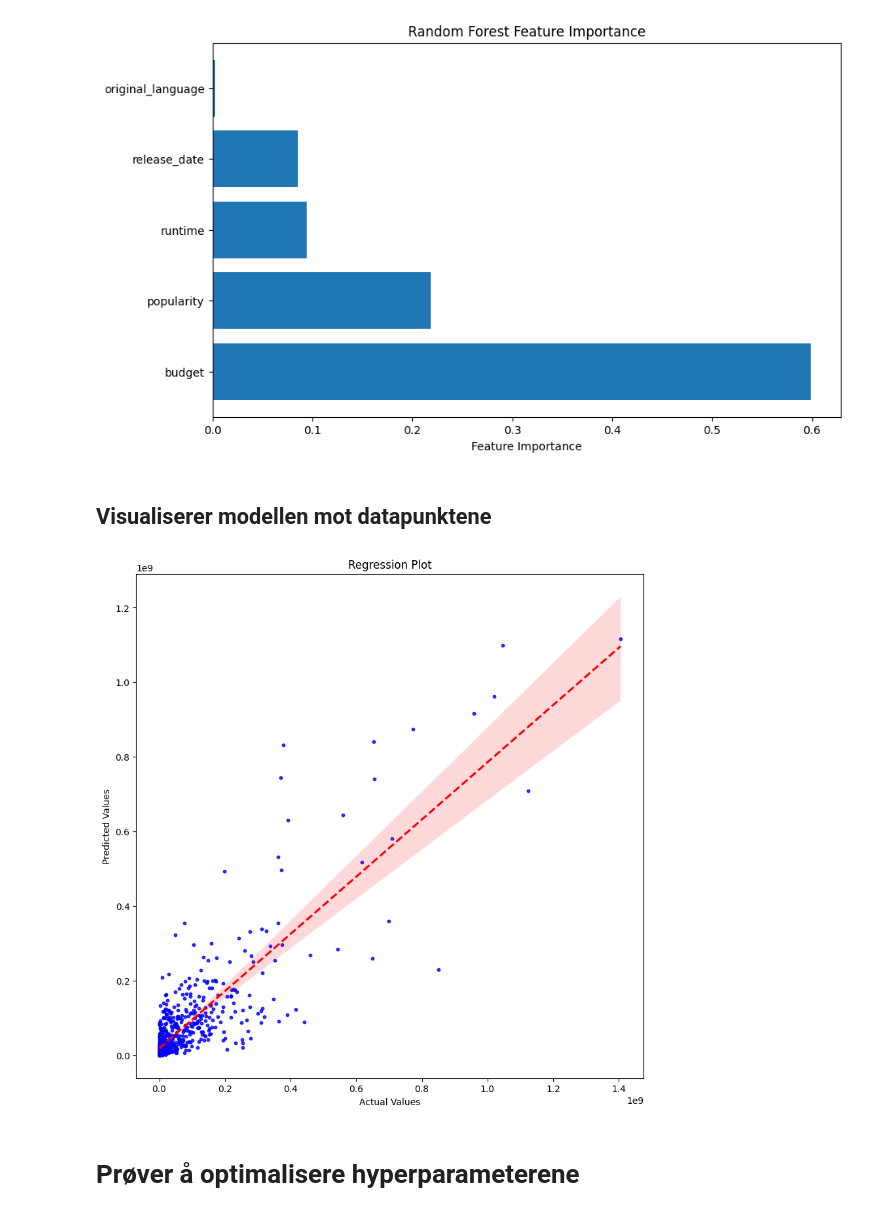
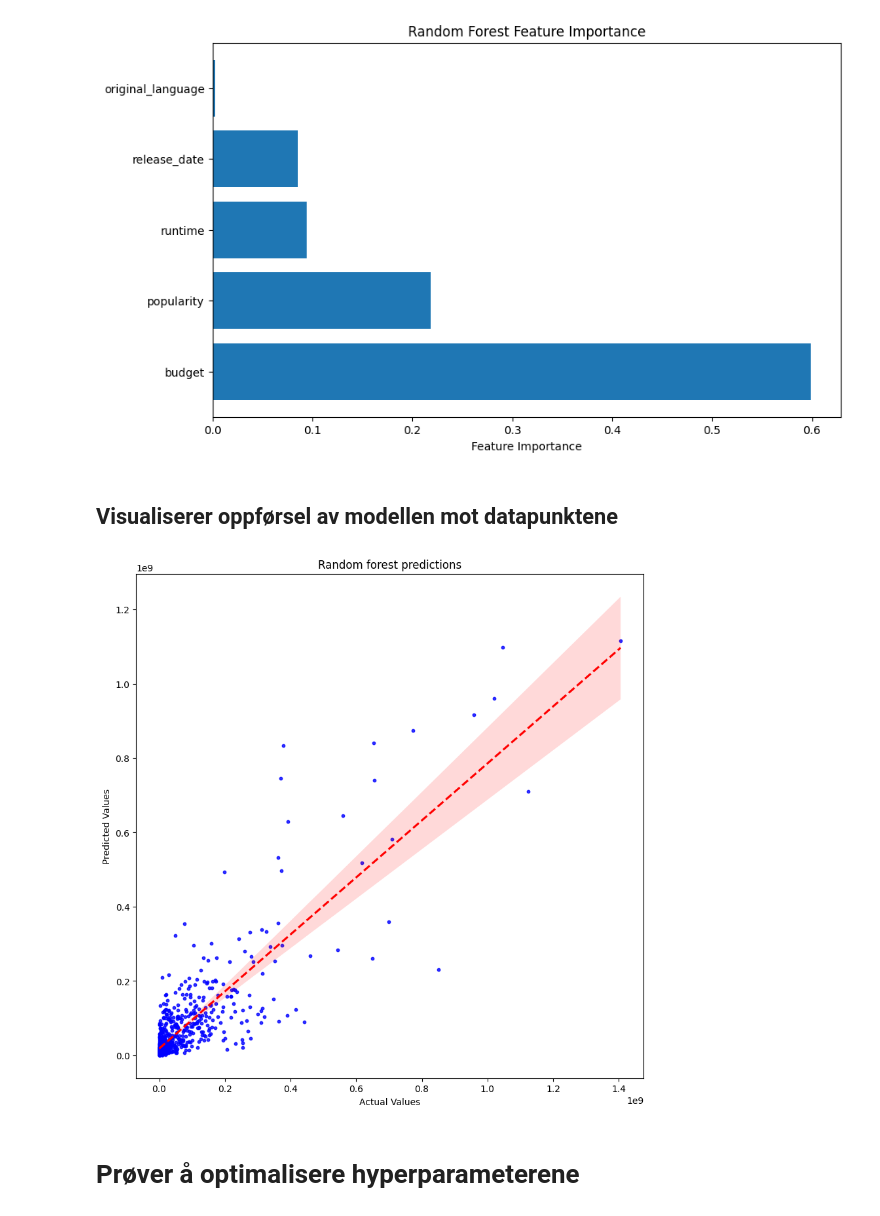
Before and after one commit to h600895/ML-oblig2, a Jupyter notebook: main.ipynb, the cells around one changed output. Saved outputs shown, nothing was run; the diff lists cells and outputs as text; code cells hidden in the pictures.

```diff
--- a/main.ipynb
+++ b/main.ipynb
@@ -311,19 +307,19 @@ plt.show()
 # %% [output]
 [figure]
 # %% [markdown]
-## Visualiserer modellen mot datapunktene
+## Visualiserer oppførsel av modellen mot datapunktene
 # %%
 #Kode hentet fra 1.5 - regression notebooken
 import seaborn as sns
 
 fig, ax = plt.subplots(figsize=(10, 10))
 sns.regplot(x=y_test, y=y_pred, scatter_kws={'color': 'blue', 's': 10}, line_kws={'color': 'red', 'linestyle': '--'})
 ax.set_xlabel('Actual Values')
 ax.set_ylabel('Predicted Values')
-ax.set_title('Regression Plot')
+ax.set_title('Random forest predictions')
 plt.show()
 # %% [output]
-[figure, old version]
+[figure, new version]
 # %% [markdown]
 # Prøver å optimalisere hyperparameterene
 # %%
```
Also changed, not shown: parts of 6 cells of this notebook.
